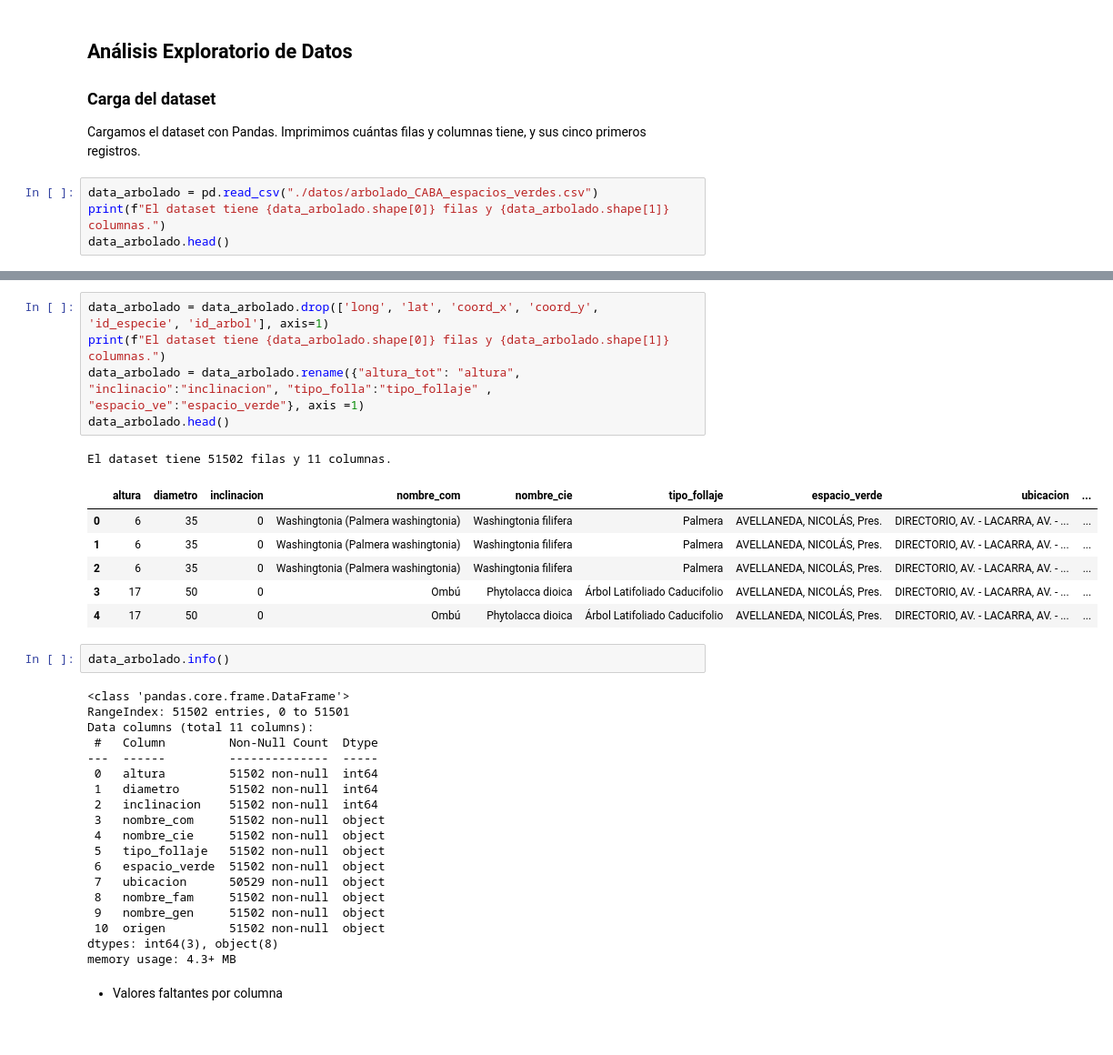
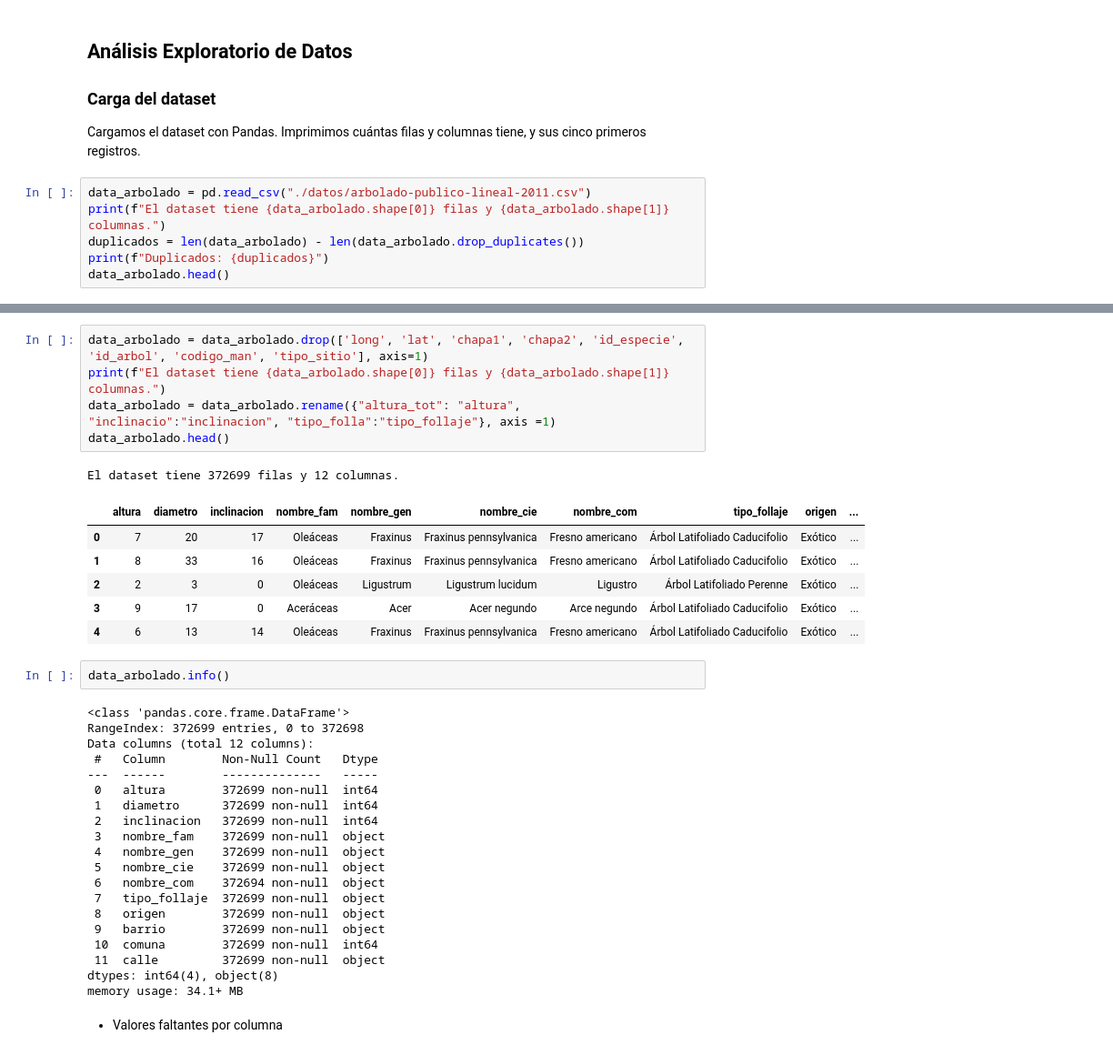
Before and after one commit to joregat/Proyecto-Piloto, a Jupyter notebook: main.ipynb, the cells around one changed output, grey strips where cells are left out. Shown at 91% size. Saved outputs shown, nothing was run; the diff lists cells and outputs as text.

```diff
--- a/main.ipynb
+++ b/main.ipynb
@@ -18,7 +19,9 @@ import numpy as np
 ### Carga del dataset
 Cargamos el dataset con Pandas. Imprimimos cuántas filas y columnas tiene, y sus cinco primeros registros.
 # %%
-data_arbolado = pd.read_csv("./datos/arbolado_CABA_espacios_verdes.csv")
+data_arbolado = pd.read_csv("./datos/arbolado-publico-lineal-2011.csv")
 print(f"El dataset tiene {data_arbolado.shape[0]} filas y {data_arbolado.shape[1]} columnas.")
+duplicados = len(data_arbolado) - len(data_arbolado.drop_duplicates())
+print(f"Duplicados: {duplicados}")
 data_arbolado.head()
 # %% [output]
@@ -34,37 +43,38 @@ Removemos algunas columnas que no vamos a utilizar para una mejor visualización
 # %%
-data_arbolado = data_arbolado.drop(['long', 'lat', 'coord_x', 'coord_y', 'id_especie', 'id_arbol'], axis=1)
+data_arbolado = data_arbolado.drop(['long', 'lat', 'chapa1', 'chapa2', 'id_especie', 'id_arbol', 'codigo_man', 'tipo_sitio'], axis=1)
 print(f"El dataset tiene {data_arbolado.shape[0]} filas y {data_arbolado.shape[1]} columnas.")
-data_arbolado = data_arbolado.rename({"altura_tot": "altura", "inclinacio":"inclinacion", "tipo_folla":"tipo_follaje" , "espacio_ve":"espacio_verde"}, axis =1)
+data_arbolado = data_arbolado.rename({"altura_tot": "altura", "inclinacio":"inclinacion", "tipo_folla":"tipo_follaje"}, axis =1)
 data_arbolado.head()
 # %% [output]
-El dataset tiene 51502 filas y 11 columnas.
+El dataset tiene 372699 filas y 12 columnas.
-|  | altura | diametro | inclinacion | nombre_com | nombre_cie | tipo_follaje | espacio_verde | ubicacion | ... |
-| 0 | 6 | 35 | 0 | Washingtonia (Palmera washingtonia) | Washingtonia filifera | Palmera | AVELLANEDA, NICOLÁS, Pres. | DIRECTORIO, AV. - LACARRA, AV. - ... | ... |
-| 1 | 6 | 35 | 0 | Washingtonia (Palmera washingtonia) | Washingtonia filifera | Palmera | AVELLANEDA, NICOLÁS, Pres. | DIRECTORIO, AV. - LACARRA, AV. - ... | ... |
-| 2 | 6 | 35 | 0 | Washingtonia (Palmera washingtonia) | Washingtonia filifera | Palmera | AVELLANEDA, NICOLÁS, Pres. | DIRECTORIO, AV. - LACARRA, AV. - ... | ... |
-| 3 | 17 | 50 | 0 | Ombú | Phytolacca dioica | Árbol Latifoliado Caducifolio | AVELLANEDA, NICOLÁS, Pres. | DIRECTORIO, AV. - LACARRA, AV. - ... | ... |
-| 4 | 17 | 50 | 0 | Ombú | Phytolacca dioica | Árbol Latifoliado Caducifolio | AVELLANEDA, NICOLÁS, Pres. | DIRECTORIO, AV. - LACARRA, AV. - ... | ... |
+|  | altura | diametro | inclinacion | nombre_fam | nombre_gen | nombre_cie | nombre_com | tipo_follaje | origen | ... |
+| 0 | 7 | 20 | 17 | Oleáceas | Fraxinus | Fraxinus pennsylvanica | Fresno americano | Árbol Latifoliado Caducifolio | Exótico | ... |
+| 1 | 8 | 33 | 16 | Oleáceas | Fraxinus | Fraxinus pennsylvanica | Fresno americano | Árbol Latifoliado Caducifolio | Exótico | ... |
+| 2 | 2 | 3 | 0 | Oleáceas | Ligustrum | Ligustrum lucidum | Ligustro | Árbol Latifoliado Perenne | Exótico | ... |
+| 3 | 9 | 17 | 0 | Aceráceas | Acer | Acer negundo | Arce negundo | Árbol Latifoliado Caducifolio | Exótico | ... |
+| 4 | 6 | 13 | 14 | Oleáceas | Fraxinus | Fraxinus pennsylvanica | Fresno americano | Árbol Latifoliado Caducifolio | Exótico | ... |
 # %%
 data_arbolado.info()
 # %% [output]
 <class 'pandas.core.frame.DataFrame'>
-RangeIndex: 51502 entries, 0 to 51501
-Data columns (total 11 columns):
- #   Column         Non-Null Count  Dtype
----  ------         --------------  -----
- 0   altura         51502 non-null  int64
- 1   diametro       51502 non-null  int64
- 2   inclinacion    51502 non-null  int64
- 3   nombre_com     51502 non-null  object
- 4   nombre_cie     51502 non-null  object
- 5   tipo_follaje   51502 non-null  object
- 6   espacio_verde  51502 non-null  object
- 7   ubicacion      50529 non-null  object
- 8   nombre_fam     51502 non-null  object
- 9   nombre_gen     51502 non-null  object
- 10  origen         51502 non-null  object
-dtypes: int64(3), object(8)
-memory usage: 4.3+ MB
+RangeIndex: 372699 entries, 0 to 372698
+Data columns (total 12 columns):
+ #   Column        Non-Null Count   Dtype
+---  ------        --------------   -----
+ 0   altura        372699 non-null  int64
+ 1   diametro      372699 non-null  int64
+ 2   inclinacion   372699 non-null  int64
+ 3   nombre_fam    372699 non-null  object
+ 4   nombre_gen    372699 non-null  object
+ 5   nombre_cie    372699 non-null  object
+ 6   nombre_com    372694 non-null  object
+ 7   tipo_follaje  372699 non-null  object
+ 8   origen        372699 non-null  object
+ 9   barrio        372699 non-null  object
+ 10  comuna        372699 non-null  int64
+ 11  calle         372699 non-null  object
+dtypes: int64(4), object(8)
+memory usage: 34.1+ MB
 # %% [markdown]
 - Valores faltantes por columna
 # %%
```
Also changed, not shown: parts of 14 cells of this notebook, 4 other files.
